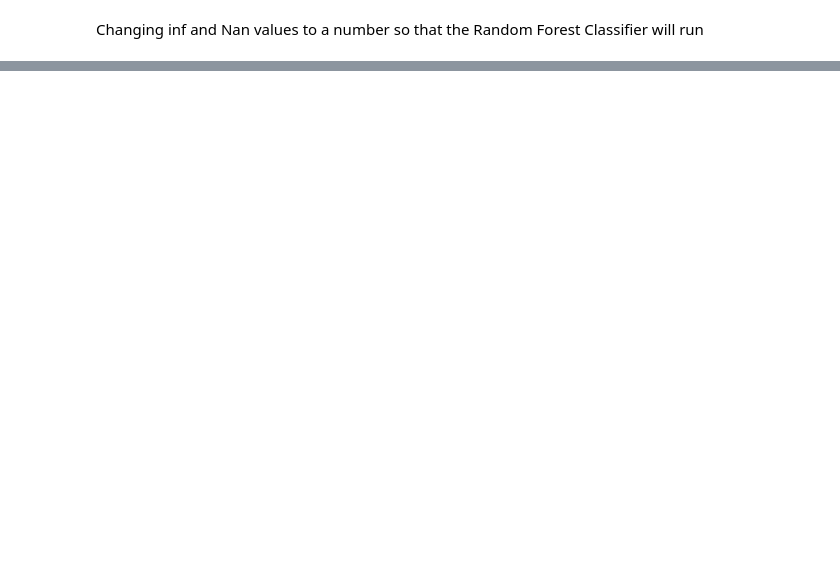
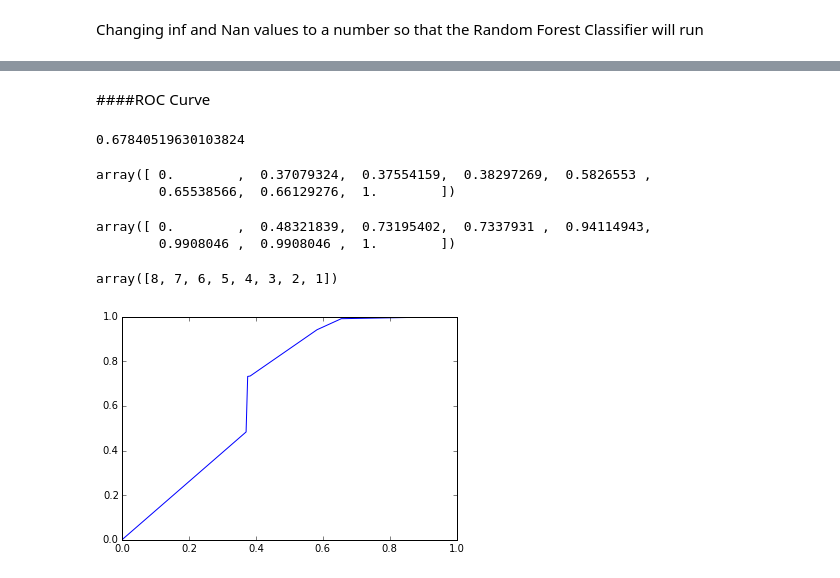
Before and after one commit to molliemarie/DS-Projects, a Jupyter notebook: Accelerometer/accelerometer.ipynb, the cells around one changed output, grey strips where cells are left out. Drawn from its saved outputs; the diff is of its cells as text; code cells hidden in the pictures; blank space fills up the shorter version.

```diff
--- a/Accelerometer/accelerometer.ipynb
+++ b/Accelerometer/accelerometer.ipynb
@@ -327,0 +272,7 @@ mean accuracy score for test set = 0.340997
+# %%
+X = df[['xval', 'yval', 'zval', 'xdiff', 'ydiff', 'zdiff']]
+y = df['activity']
+X_train, X_test, y_train,y_test = train_test_split(X, y, test_size=0.40)
+# %%
+rfc = sk.RandomForestClassifier(n_estimators=500, oob_score=True, n_jobs = 5 )
+model = rfc.fit(X_train, y_train)
@@ -327,0 +285,2 @@ mean accuracy score for test set = 0.340997
+# %%
+test_pred = rfc.predict(X_test)
@@ -327,0 +317,27 @@ mean accuracy score for test set = 0.340997
+# %% [markdown]
+####ROC Curve
+# %%
+fpr, tpr, thresholds = skm.roc_curve(y_test, test_pred, pos_label=6)
+# %%
+skm.auc(fpr, tpr)
+# %% [output]
+0.67840519630103824
+# %%
+fpr
+# %% [output]
+array([ 0.        ,  0.37079324,  0.37554159,  0.38297269,  0.5826553 ,
+        0.65538566,  0.66129276,  1.        ])
+# %%
+tpr
+# %% [output]
+array([ 0.        ,  0.48321839,  0.73195402,  0.7337931 ,  0.94114943,
+        0.9908046 ,  0.9908046 ,  1.        ])
+# %%
+thresholds
+# %% [output]
+array([8, 7, 6, 5, 4, 3, 2, 1])
+# %%
+pl.plot(fpr,tpr)
+pl.show()
+# %% [output]
+[figure, added]
```
Also changed, not shown: parts of 37 cells of this notebook.
